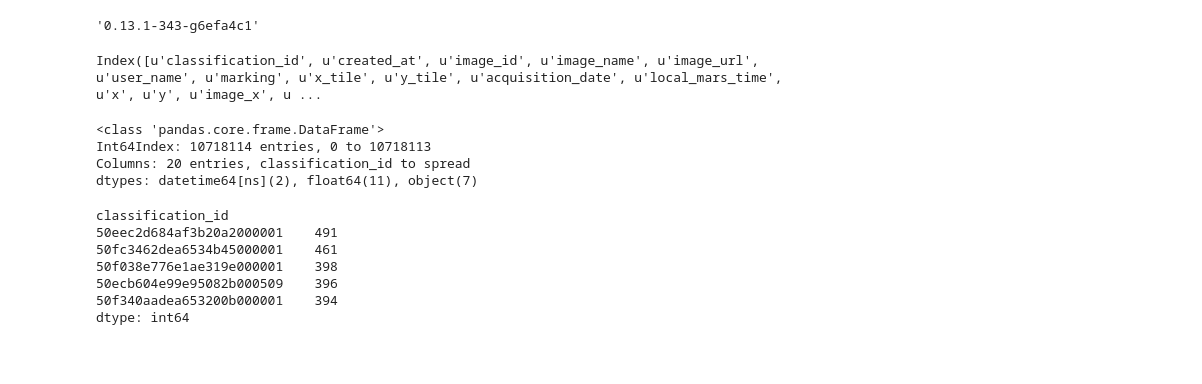
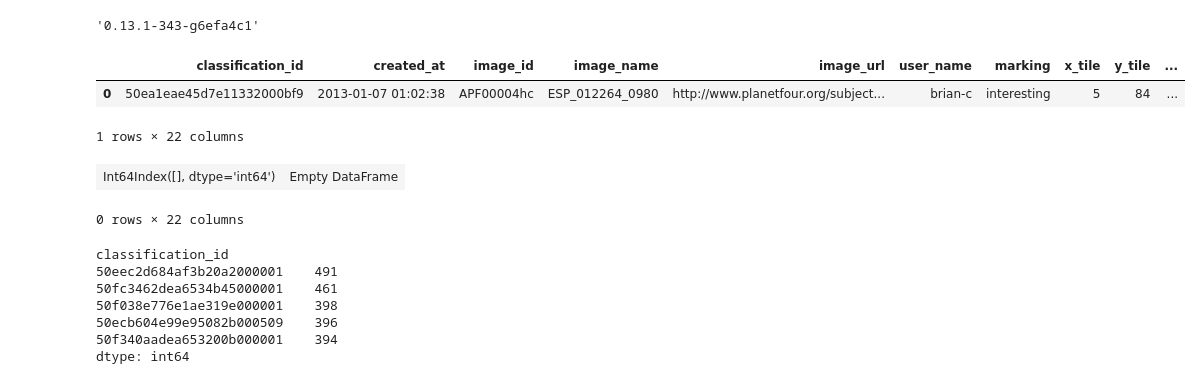
Before and after one commit to michaelaye/planet4, a Jupyter notebook: notebooks/marszoo simple stats.ipynb, the cells around one changed output. Saved outputs shown, nothing was run; the diff lists cells and outputs as text; code cells hidden in the pictures; blank space fills up the shorter version.

```diff
--- a/notebooks/marszoo simple stats.ipynb
+++ b/notebooks/marszoo simple stats.ipynb
@@ -7,14 +7,3 @@ pd.__version__
 '0.13.1-343-g6efa4c1'
 # %%
 df = hf.get_current_marked()
-# %%
-df.columns
-# %% [output]
-Index([u'classification_id', u'created_at', u'image_id', u'image_name', u'image_url', u'user_name', u'marking', u'x_tile', u'y_tile', u'acquisition_date', u'local_mars_time', u'x', u'y', u'image_x', u ...
-# %%
-df
-# %% [output]
-<class 'pandas.core.frame.DataFrame'>
-Int64Index: 10718114 entries, 0 to 10718113
-Columns: 20 entries, classification_id to spread
-dtypes: datetime64[ns](2), float64(11), object(7)
@@ -21,3 +12,18 @@ dtypes: datetime64[ns](2), float64(11), object(7)
+# %%
+df['image_fname'] = df.image_url.head().map(lambda x: os.path.basename(x).split('.')[0])
+# %%
+df.image_fname = df.image_fname.str.strip()
+# %%
+df[df.image_fname =='50e73dda5e2ed212400016b0']
+# %% [output]
+|  | classification_id | created_at | image_id | image_name | image_url | user_name | marking | x_tile | y_tile | ... |
+| 0 | 50ea1eae45d7e11332000bf9 | 2013-01-07 01:02:38 | APF00004hc | ESP_012264_0980 | http://www.planetfour.org/subject... | brian-c | interesting | 5 | 84 | ... |
+1 rows × 22 columns
+# %%
+df[df.image_fname == '50e73b475e2ed21240000060']
+# %% [output]
+| Int64Index([], dtype='int64') | Empty DataFrame |
+0 rows × 22 columns
 # %%
 img_ids = df.image_id.unique()
 # %%
```
Also changed, not shown: parts of 1 cell of this notebook, 5 other files.
